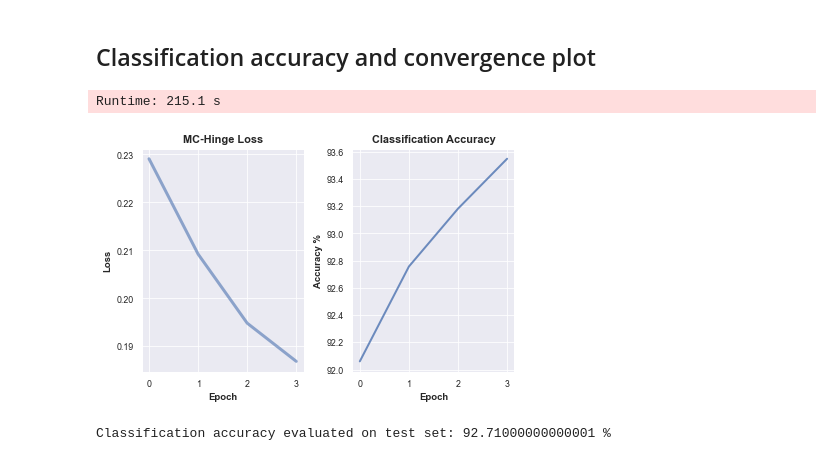
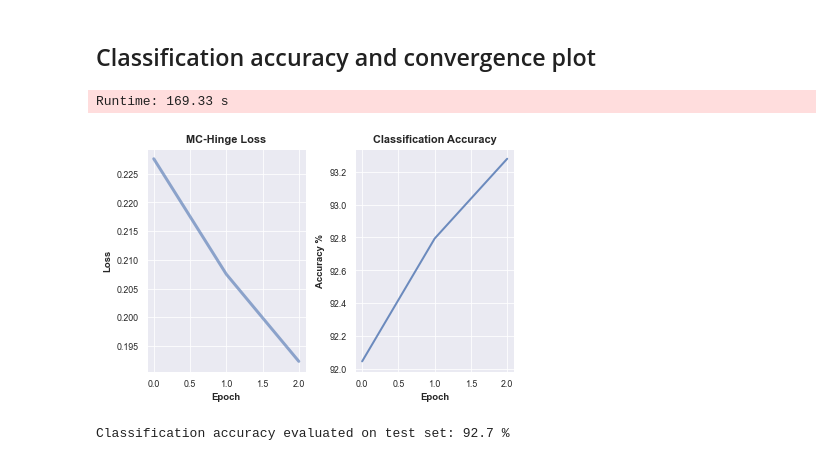
Before and after one commit to glarkstoat/SVM-using-SGD, a Jupyter notebook: test.ipynb, the cells around one changed output. Cells and saved outputs as stored; diff of their text form; code cells hidden in the pictures.

```diff
--- a/test.ipynb
+++ b/test.ipynb
@@ -80,7 +80,7 @@ results = {}
 for lr in tqdm(lrs):
     for C in Cs:
         for batch in batch_sizes:
-            svm = LinearSVM(lr=lr, C=C, batch_size=batch)
+            svm = LinearSVM(learning_rate=lr, regularization=C, batch_size=batch)
             results[f'lr:{lr}, C:{C}, batch:{batch}'] = DataUtils.cross_validation_score(svm, xtrain, ytrain, k=5)
 results = sorted(results.items(), key=lambda l:l[1], reverse=True)
 
@@ -103,10 +103,10 @@ dataloader = DataLoader()
 xtrain, xtest, ytrain, ytest = dataloader.get_toydata_tiny()
 
 # best hyperparameters
-lr = 3; C = 0.1; batch_size=10
-svm = LinearSVM(lr=lr, C=C, batch_size=batch_size)
+lr = 5; C = 0.1; batch_size=10
+svm = LinearSVM(learning_rate=lr, regularization=C, batch_size=batch_size, show_plot=True)
 svm.fit(xtrain, ytrain)
-print(f"Trainig runtime: {round(svm.runtime, 2)} s")
+print(f"\nTrainig runtime: {round(svm.runtime, 2)} s")
 
 # Convergence Plots
 plt.subplot(1,2,1)
@@ -118,15 +118,13 @@ plt.subplot(1,2,2)
 plt.title("Classification Accuracy", fontweight="bold", fontsize=11)
 plt.plot(svm.accuracies * 100, lw=2, alpha=0.8)
 plt.xlabel("Epoch", fontweight="bold"); plt.ylabel("Accuracy %", fontweight="bold")
-#plt.ylim(min(svm.accuracies), 105)
-
 plt.tight_layout()
 plt.show()
 
 print("\nMargins and decision boudary for test set: ")
-svm.plot_margin(np.c_[xtest, np.ones(xtest.shape[0])], ytest)
+svm.plot_margin(xtest, ytest)
 
 # classification accuracy
 print("\nClassification accuracy evaluated on test set with computed weights:", end=" ")
-print(round(svm.accuracy(np.c_[xtest, np.ones(xtest.shape[0])], ytest), 2)*100, "%\n")
+print(round(svm.accuracy(xtest, ytest, svm.optimizer.weight), 2)*100, "%\n")
 # %% [output]
@@ -154,7 +154,7 @@ results = {}
 for lr in tqdm(lrs):
     for C in Cs:
         for batch in batch_sizes:
-            svm = LinearSVM(lr=lr, C=C, batch_size=batch, max_iters=3)
+            svm = LinearSVM(learning_rate=lr, regularization=C, batch_size=batch, epoch_count=3)
             results[f'lr:{lr}, C:{C}, batch:{batch}'] = DataUtils.cross_validation_score(svm, xtrain, ytrain, k=5)
 results = sorted(results.items(), key=lambda l:l[1], reverse=True)
 
@@ -177,8 +177,8 @@ dataloader = DataLoader()
 xtrain, xtest, ytrain, ytest = dataloader.get_toydata_large()
 
 # best hyperparameters
-lr = 0.1; C = 0.001; batch_size=200
-svm = LinearSVM(lr=lr, C=C, batch_size=batch_size, max_iters=10, tqdm_toggle=True)
+lr = 0.1; C = 0.001; batch_size=50
+svm = LinearSVM(learning_rate=lr, regularization=C, batch_size=batch_size, epoch_count=3)
 svm.fit(xtrain, ytrain)
 print(f"Runtime: {round(svm.runtime, 2)} s")
 
@@ -192,12 +192,10 @@ plt.subplot(1,2,2)
 plt.title("Classification Accuracy", fontweight="bold", fontsize=11)
 plt.plot(svm.accuracies * 100, lw=2, alpha=0.8)
 plt.xlabel("Epoch", fontweight="bold"); plt.ylabel("Accuracy %", fontweight="bold")
-#plt.ylim(min(svm.accuracies), 105)
-
 plt.tight_layout()
 plt.show()
 
 # classification accuracy
 print("\nClassification accuracy evaluated on test set with computed weights:", end=" ")
-print(round(svm.accuracy(np.c_[xtest, np.ones(xtest.shape[0])], ytest), 2)*100, "%\n")
+print(round(svm.accuracy(xtest, ytest, svm.optimizer.weight), 2)*100, "%\n")
 # %% [output]
@@ -250,37 +248,38 @@ pprint(results[:5])
 from MultiClassSVM import *
 import matplotlib.pyplot as plt
 from DataLoader import *
+import seaborn as sns
 sns.set_style('darkgrid')
 sns.set(color_codes=True)
 sns.set_context('paper')
 
 dataloader = DataLoader()
 xtrain, xtest, ytrain, ytest = dataloader.get_mnist()
 
 # best hyperparameters
 lr = 0.1; C = 0.01; batch_size=200
-mc_svm = MultiClassSVM(lr=lr, C=C, batch_size=batch_size, max_iters=4, tqdm_toggle=True)
+mc_svm = MultiClassSVM(lr=lr, C=C, batch_size=batch_size, max_iters=3, tqdm_toggle=True)
 mc_svm.fit(xtrain, ytrain)
 print(f"Runtime: {round(mc_svm.runtime, 2)} s")
 
 # Convergence Plots
 plt.subplot(1,2,1)
 plt.title("MC-Hinge Loss", fontweight="bold", fontsize=11)
 plt.plot(mc_svm.losses, lw=3, alpha=0.6)
 plt.xlabel("Epoch", fontweight="bold"); plt.ylabel("Loss", fontweight="bold")
 
 plt.subplot(1,2,2)
 plt.title("Classification Accuracy", fontweight="bold", fontsize=11)
 plt.plot(mc_svm.accuracies * 100, lw=2, alpha=0.8)
 plt.xlabel("Epoch", fontweight="bold"); plt.ylabel("Accuracy %", fontweight="bold")
 
 plt.tight_layout()
 plt.show()
 
 # classification accuracy
 print("\nClassification accuracy evaluated on test set:", end=" ")
-print(round(mc_svm.accuracy(np.c_[xtest, np.ones(xtest.shape[0])], ytest), 5)*100, "%")
+print(round(mc_svm.accuracy(xtest, ytest), 5)*100, "%")
 # %% [output]
-Runtime: 215.1 s
+Runtime: 169.33 s
-[figure, old version]
+[figure, new version]
-Classification accuracy evaluated on test set: 92.71000000000001 %
+Classification accuracy evaluated on test set: 92.7 %
```
Also changed, not shown: parts of 3 cells of this notebook, 7 other files.
